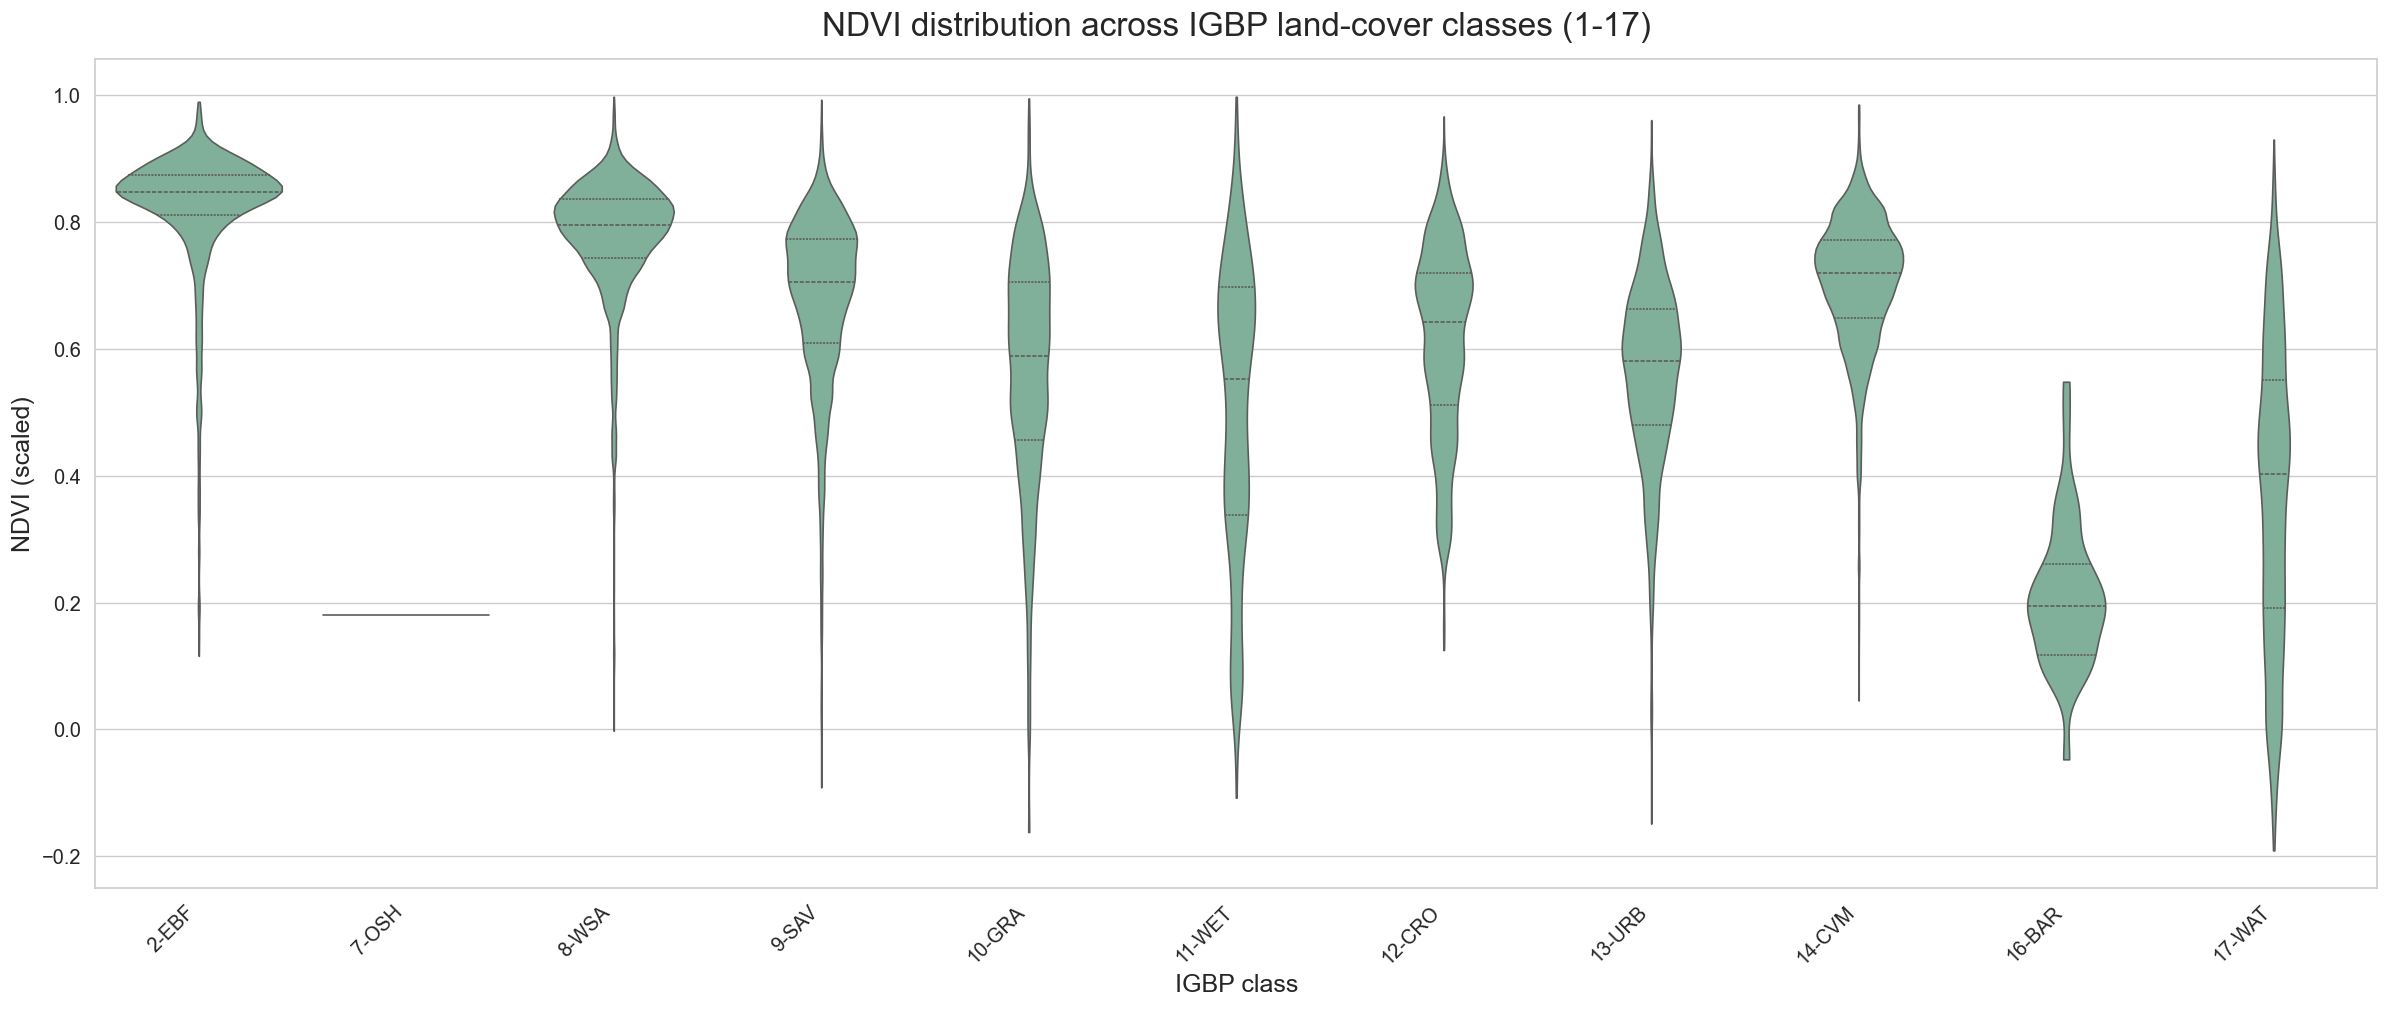
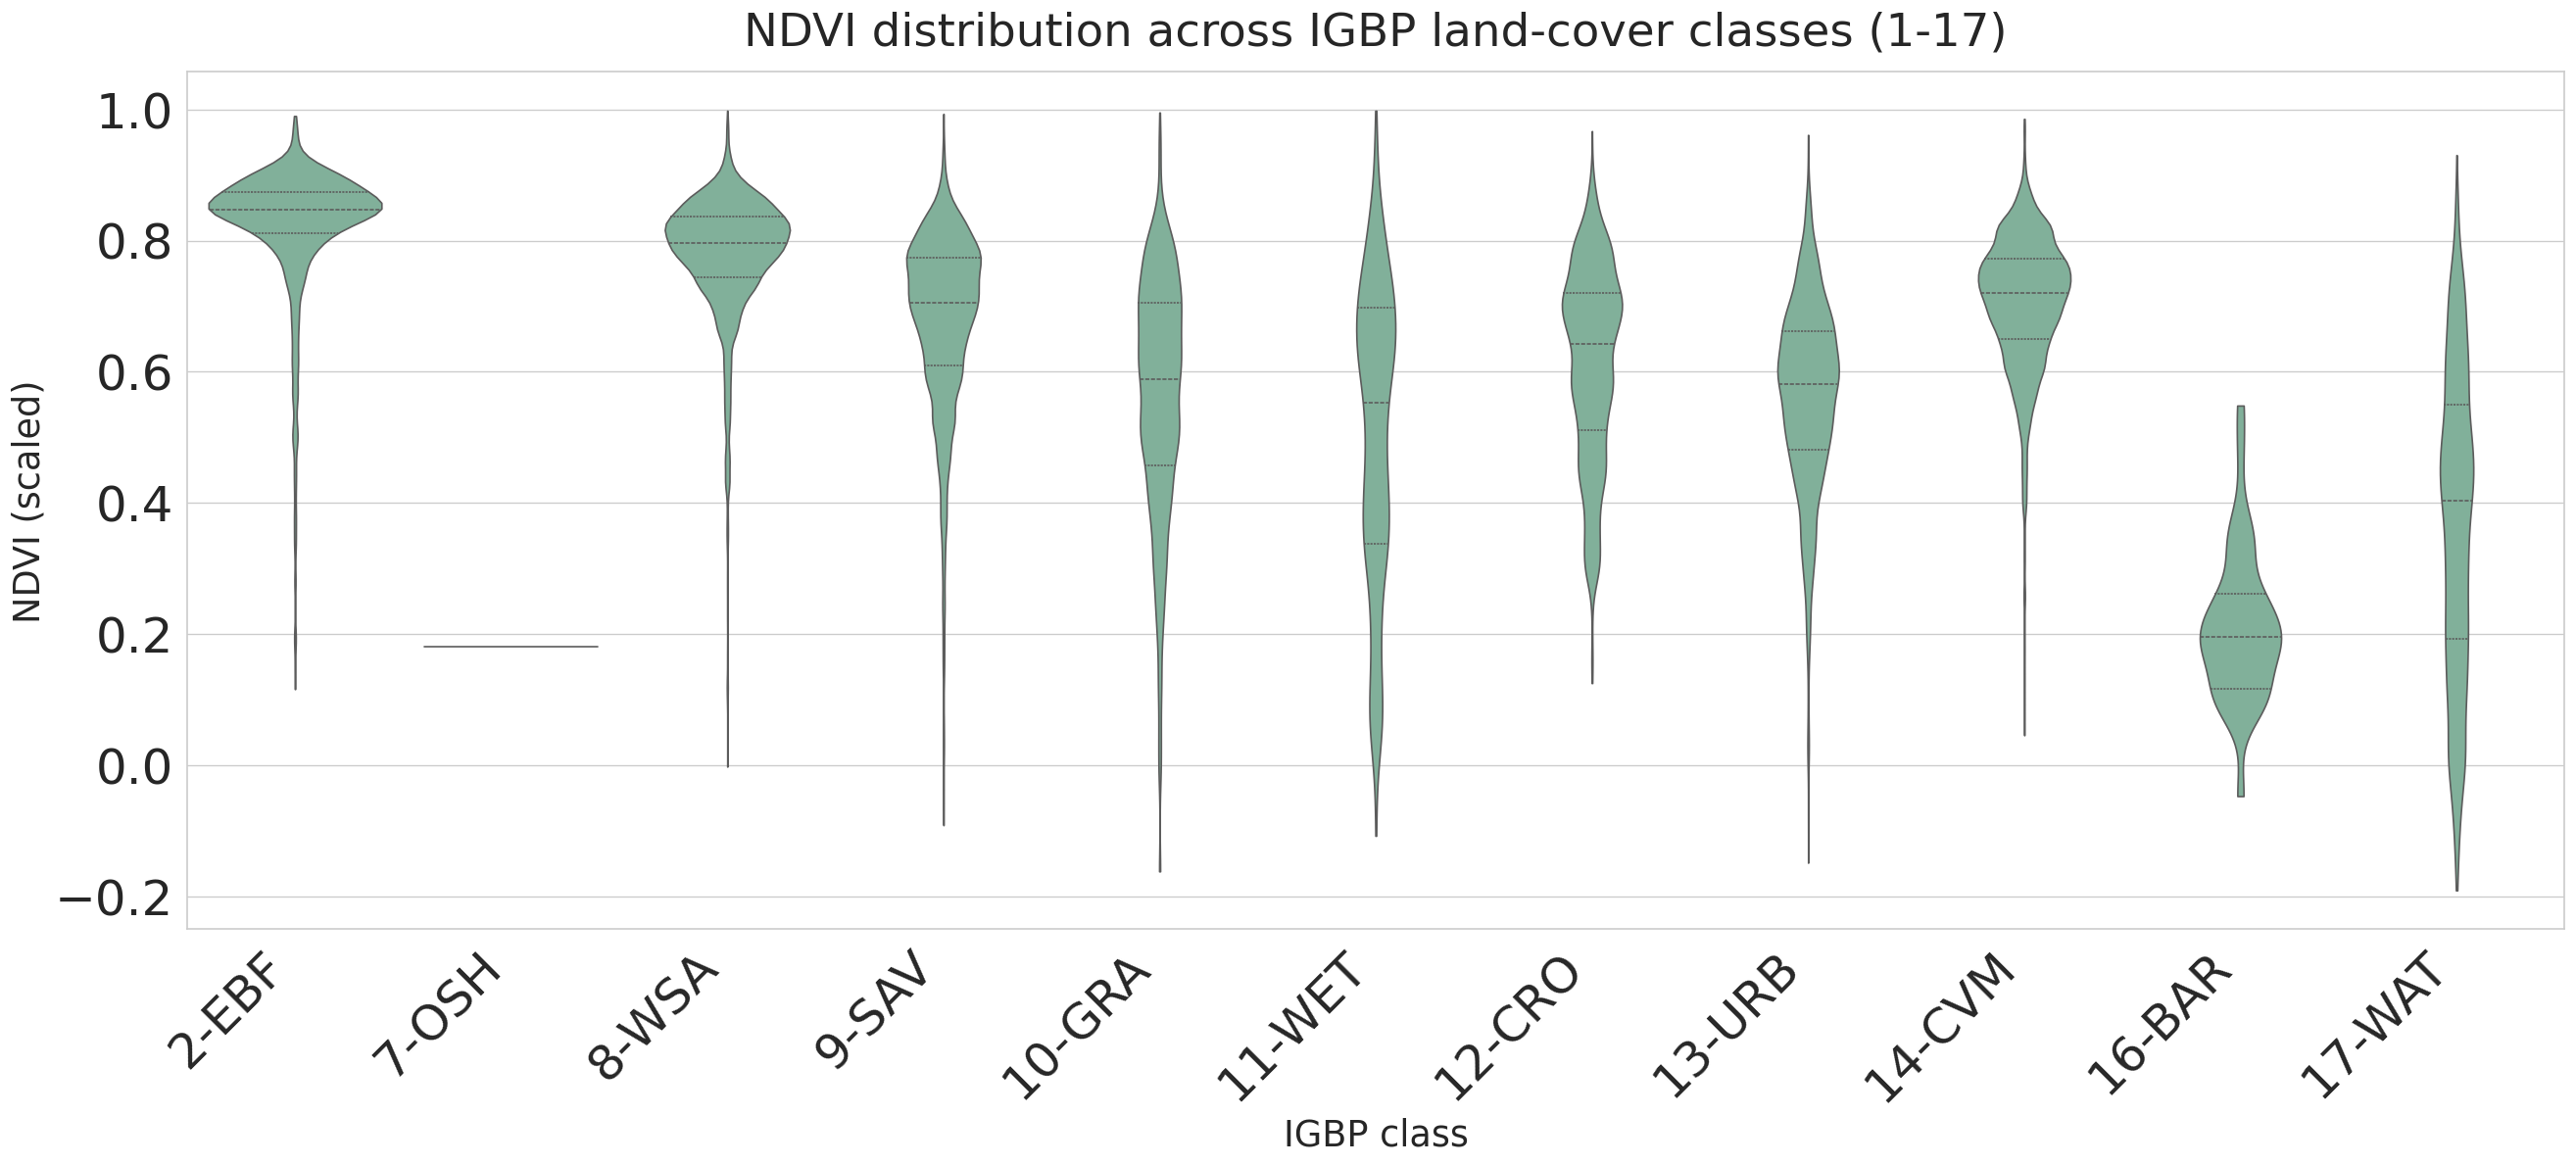
Unified diff of the notebook cell whose output changed from the first chart to the second:
--- before
+++ after
@@ -23,5 +23,5 @@
     corr_pearson, corr_p, corr_spearman, corr_sp = np.nan, np.nan, np.nan, np.nan
 
-plt.figure(figsize=(20, 8.5))
+plt.figure(figsize=(22, 10))
 ax = sns.violinplot(
     data=ndvi_plot,
@@ -39,8 +39,8 @@
     tick.set_ha("right")
 
-ax.set_title("NDVI distribution across IGBP land-cover classes (1-17)", fontsize=20, pad=14)
-ax.set_xlabel("IGBP class", fontsize=15)
-ax.set_ylabel("NDVI (scaled)", fontsize=15)
-ax.tick_params(axis="both", labelsize=12)
+ax.set_title("NDVI distribution across IGBP land-cover classes (1-17)", fontsize=28, pad=16)
+ax.set_xlabel("IGBP class", fontsize=22)
+ax.set_ylabel("NDVI (scaled)", fontsize=22)
+ax.tick_params(axis="both", labelsize=30)
 
 plt.tight_layout()

Commit: change the graph size